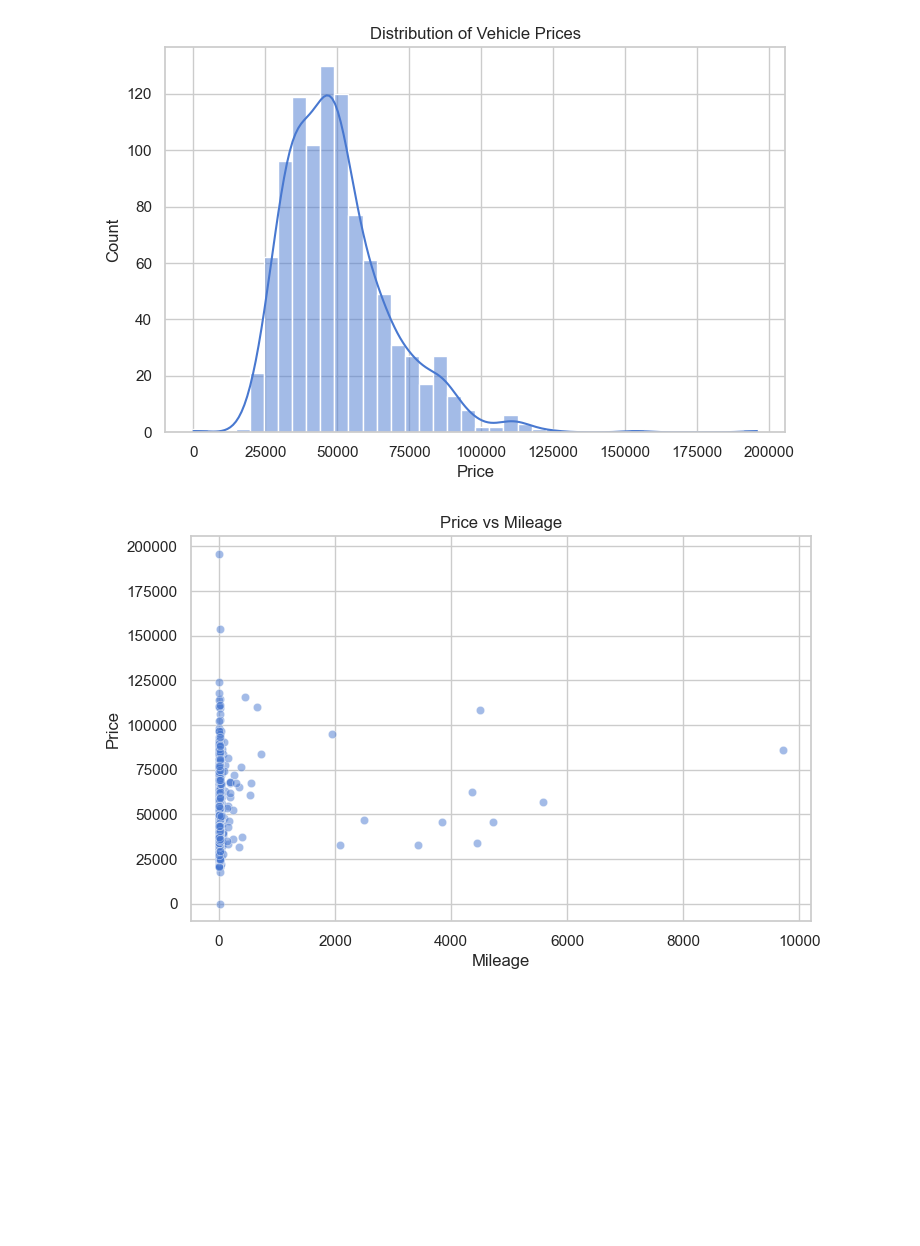
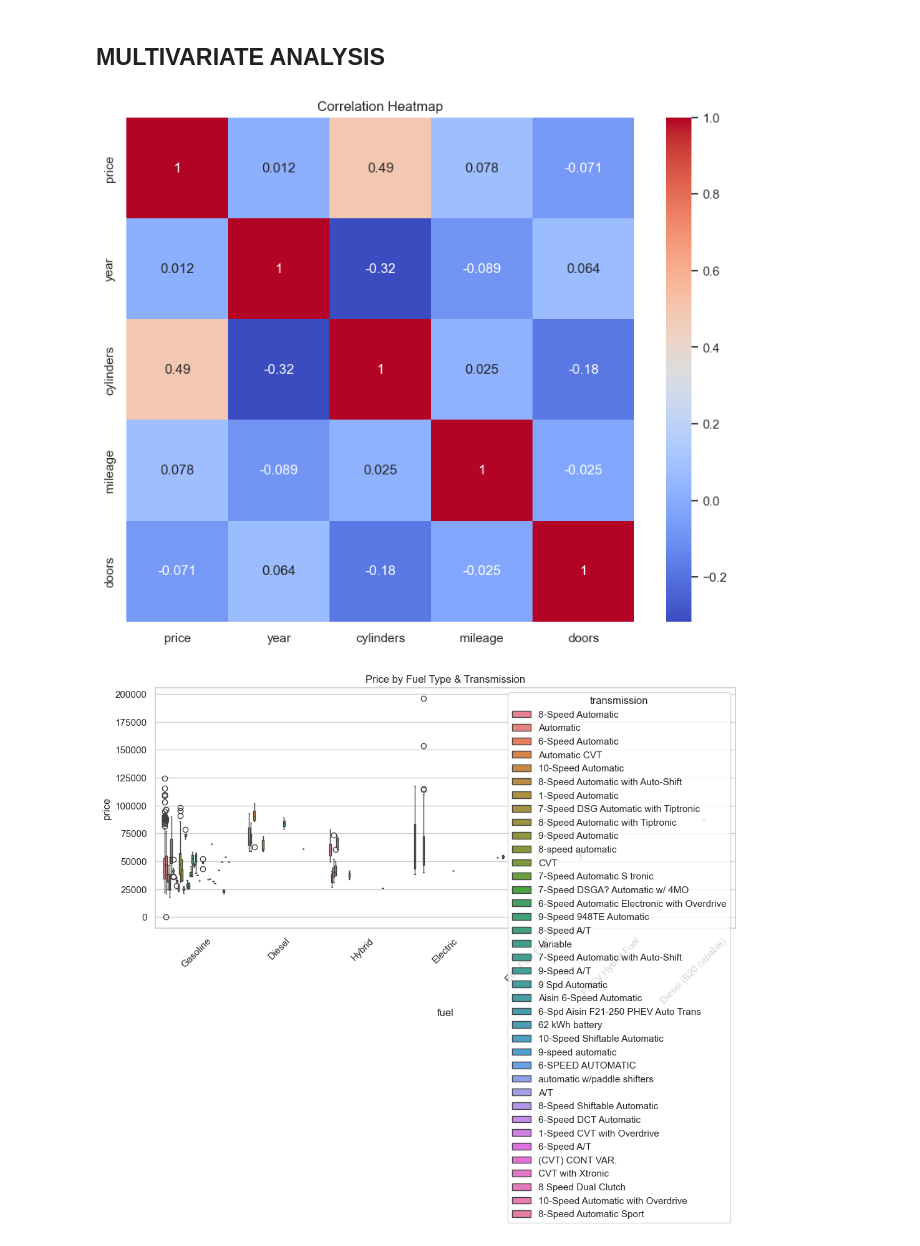
Before and after one commit to RajatDev18/Vehicle_Price_Prediction_working, a Jupyter notebook: Notebooks/1.data_exploration.ipynb, the cells around one changed output. Drawn from its saved outputs; the diff is of its cells as text; code cells hidden in the pictures; blank space fills up the shorter version.

Commit message:
Exploring data

```diff
--- a/Notebooks/1.data_exploration.ipynb
+++ b/Notebooks/1.data_exploration.ipynb
@@ -5,6 +5,7 @@ import seaborn as sns
 import matplotlib.pyplot as plt
 import warnings
 warnings.filterwarnings('ignore')
+sns.set_theme(style="whitegrid")
 # %%
 df = pd.read_csv(r'D:\Internship\Vehicle_Price_Prediction_working\data\dataset.csv')
 # %%
@@ -32,3 +39,0 @@ df.shape
-# %%
-sns.set_theme(style="whitegrid", palette="muted")
-plt.figure(figsize=(10,6))
@@ -38,18 +132,18 @@ plt.figure(figsize=(10,6))
+# %% [markdown]
+## MULTIVARIATE ANALYSIS
 # %%
-plt.figure(figsize=(8,5))
-sns.histplot(df['price'], kde=True, bins=40)
-plt.title('Distribution of Vehicle Prices')
-plt.xlabel('Price')
-plt.ylabel('Count')
+plt.figure(figsize=(10,8))
+sns.heatmap(df[['price','year','cylinders','mileage','doors']].corr(),
+            annot=True, cmap='coolwarm')
+plt.title("Correlation Heatmap")
 plt.show()
 # %% [output]
-[figure, old version]
+[figure, new version]
 # %%
-plt.figure(figsize=(8,5))
-sns.scatterplot(x='mileage', y='price', data=df, alpha=0.5)
-plt.title('Price vs Mileage')
-plt.xlabel('Mileage')
-plt.ylabel('Price')
+plt.figure(figsize=(12,5))
+sns.boxplot(x='fuel', y='price', hue='transmission', data=df)
+plt.title("Price by Fuel Type & Transmission")
+plt.xticks(rotation=45)
 plt.show()
 # %% [output]
-[figure, old version]
+[figure, new version]
```
Also changed, not shown: parts of 20 cells of this notebook.
